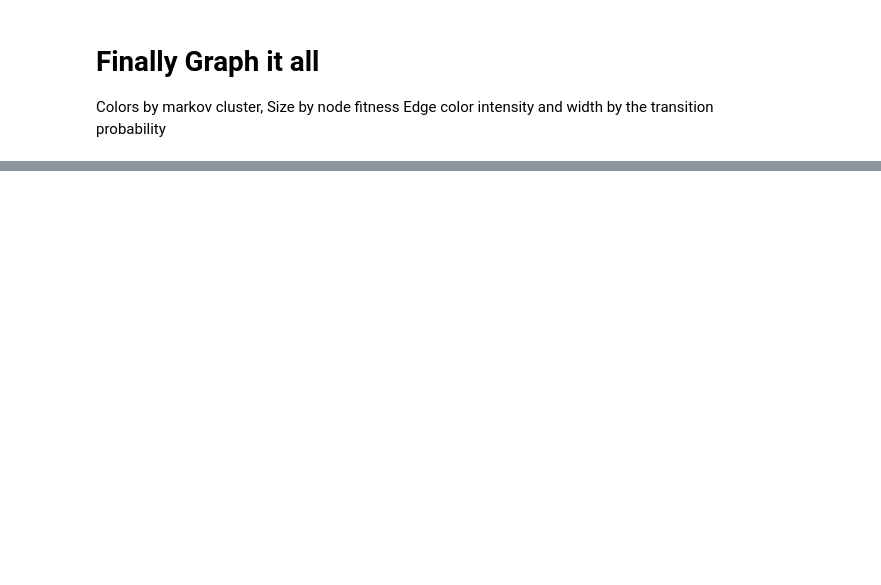
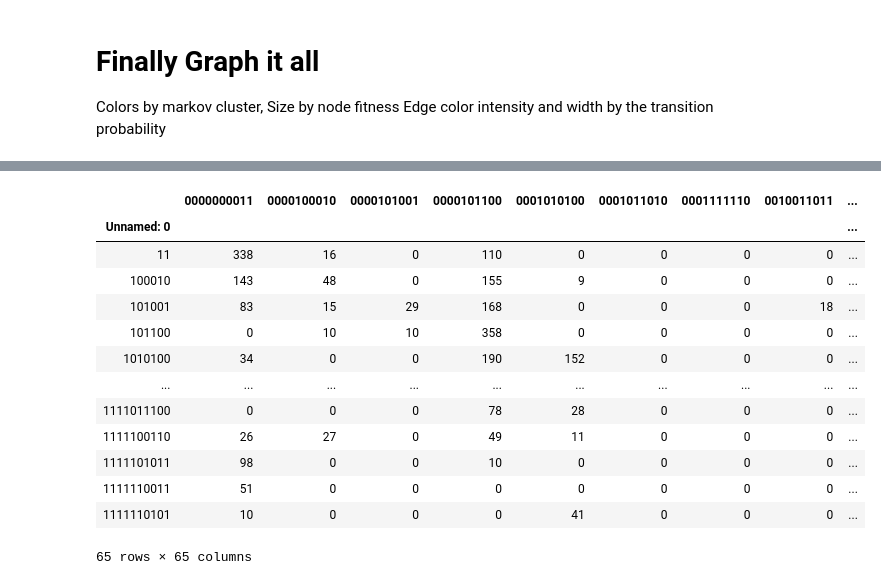
Before and after one commit to adrianapaza/NBA-NKC, a Jupyter notebook: ComputationalModels/Draw_Colored_Graphs.ipynb, the cells around one changed output, grey strips where cells are left out. Saved outputs shown, nothing was run; the diff lists cells and outputs as text; code cells hidden in the pictures; blank space fills up the shorter version.

```diff
--- a/ComputationalModels/Draw_Colored_Graphs.ipynb
+++ b/ComputationalModels/Draw_Colored_Graphs.ipynb
@@ -128,0 +110,17 @@ d['weight']
+# %%
+df_transition
+# %% [output]
+|  | 0000000011 | 0000100010 | 0000101001 | 0000101100 | 0001010100 | 0001011010 | 0001111110 | 0010011011 | ... |
+| Unnamed: 0 |  |  |  |  |  |  |  |  | ... |
+| 11 | 338 | 16 | 0 | 110 | 0 | 0 | 0 | 0 | ... |
+| 100010 | 143 | 48 | 0 | 155 | 9 | 0 | 0 | 0 | ... |
+| 101001 | 83 | 15 | 29 | 168 | 0 | 0 | 0 | 18 | ... |
+| 101100 | 0 | 10 | 10 | 358 | 0 | 0 | 0 | 0 | ... |
+| 1010100 | 34 | 0 | 0 | 190 | 152 | 0 | 0 | 0 | ... |
+| ... | ... | ... | ... | ... | ... | ... | ... | ... | ... |
+| 1111011100 | 0 | 0 | 0 | 78 | 28 | 0 | 0 | 0 | ... |
+| 1111100110 | 26 | 27 | 0 | 49 | 11 | 0 | 0 | 0 | ... |
+| 1111101011 | 98 | 0 | 0 | 10 | 0 | 0 | 0 | 0 | ... |
+| 1111110011 | 51 | 0 | 0 | 0 | 0 | 0 | 0 | 0 | ... |
+| 1111110101 | 10 | 0 | 0 | 0 | 41 | 0 | 0 | 0 | ... |
+65 rows × 65 columns
```
Also changed, not shown: parts of 7 cells of this notebook.
